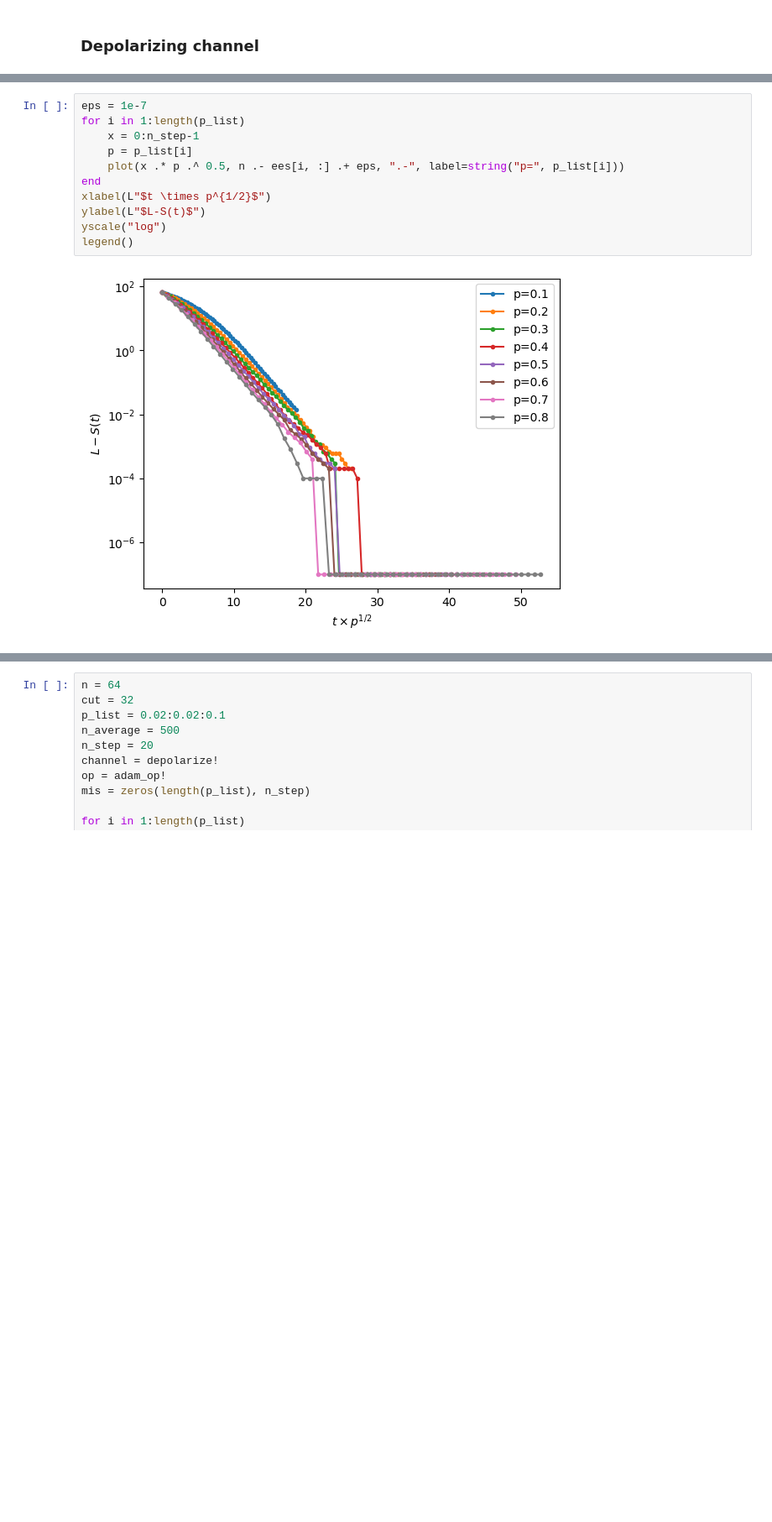
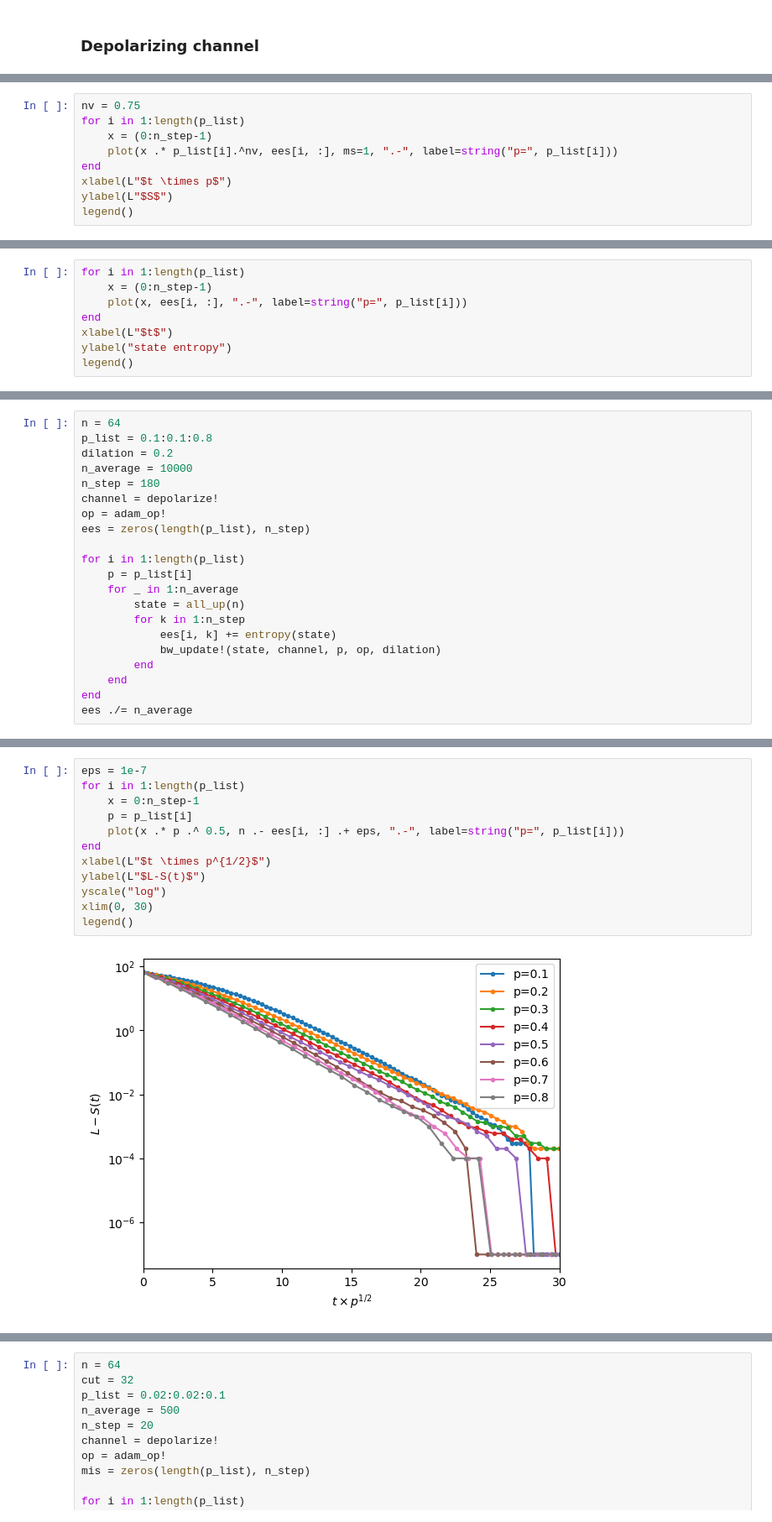
Before and after one commit to sangsq/julia-clifford, a Jupyter notebook: notebooks/channels.ipynb, the cells around one changed output, grey strips where cells are left out. Shown at 84% size. Saved outputs shown, nothing was run; the diff lists cells and outputs as text; blank space fills up the shorter version.

```diff
--- a/notebooks/channels.ipynb
+++ b/notebooks/channels.ipynb
@@ -104,0 +103,9 @@ PyObject <matplotlib.legend.Legend object at 0x...>
+# %%
+nv = 0.75
+for i in 1:length(p_list)
+    x = (0:n_step-1)
+    plot(x .* p_list[i].^nv, ees[i, :], ms=1, ".-", label=string("p=", p_list[i]))
+end
+xlabel(L"$t \times p$")
+ylabel(L"$S$")
+legend()
@@ -104,0 +146,8 @@ PyObject <matplotlib.legend.Legend object at 0x...>
+# %%
+for i in 1:length(p_list)
+    x = (0:n_step-1)
+    plot(x, ees[i, :], ".-", label=string("p=", p_list[i]))
+end
+xlabel(L"$t$")
+ylabel("state entropy")
+legend()
@@ -116 +169,22 @@ legend()
 PyObject <matplotlib.legend.Legend object at 0x...>
+# %%
+n = 64
+p_list = 0.1:0.1:0.8
+dilation = 0.2
+n_average = 10000
+n_step = 180
+channel = depolarize!
+op = adam_op!
+ees = zeros(length(p_list), n_step)
+
+for i in 1:length(p_list)
+    p = p_list[i]
+    for _ in 1:n_average
+        state = all_up(n)
+        for k in 1:n_step
+            ees[i, k] += entropy(state)
+            bw_update!(state, channel, p, op, dilation)
+        end
+    end
+end
+ees ./= n_average
@@ -117,14 +201,15 @@ PyObject <matplotlib.legend.Legend object at 0x...>
 # %%
 eps = 1e-7
 for i in 1:length(p_list)
     x = 0:n_step-1
     p = p_list[i]
     plot(x .* p .^ 0.5, n .- ees[i, :] .+ eps, ".-", label=string("p=", p_list[i]))
 end
 xlabel(L"$t \times p^{1/2}$")
 ylabel(L"$L-S(t)$")
 yscale("log")
+xlim(0, 30)
 legend()
 # %% [output]
-[figure, old version]
+[figure, new version]
 PyObject <matplotlib.legend.Legend object at 0x...>
```
Also changed, not shown: parts of 15 cells of this notebook, 6 other files.
